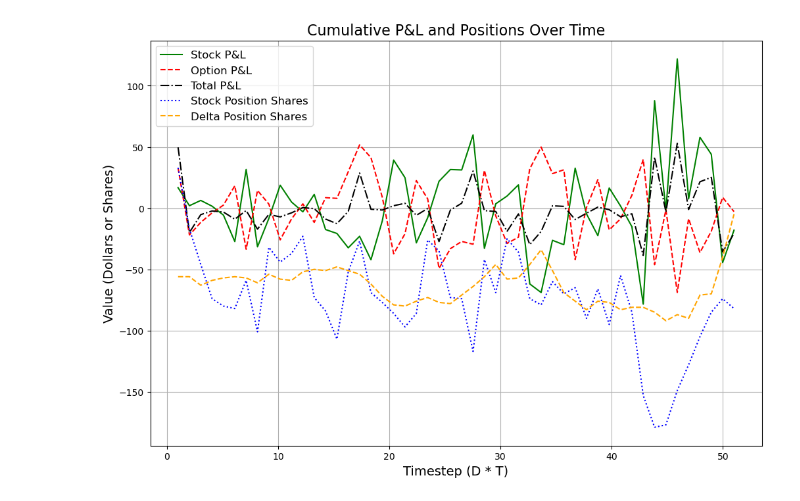
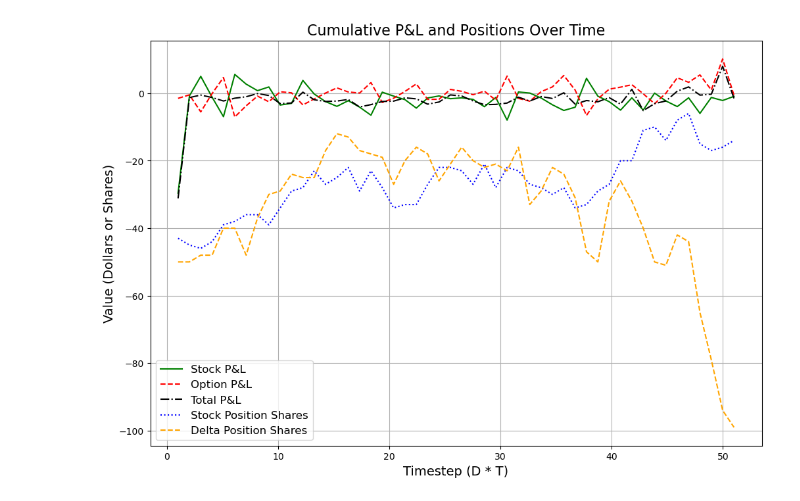
Before and after one commit to Lambulani/deepHedgingRL, a Jupyter notebook: notebooks/Deep_Hedging_PPO.ipynb, the cells around one changed output. Drawn from its saved outputs; the diff is of its cells as text; code cells hidden in the pictures.

```diff
--- a/notebooks/Deep_Hedging_PPO.ipynb
+++ b/notebooks/Deep_Hedging_PPO.ipynb
@@ -19,7 +18,7 @@ T = 10
 num_steps = int(T/dt)
 s_0 = float(100)
 strike_price = s_0
-sigma = 0.1
+sigma = 0.01*dt
 r = 0
 
 def cost(delta_h, multiplier):
@@ -29,7 +28,7 @@ def cost(delta_h, multiplier):
 
 apm = GBM(mu=mu, dt=dt, s_0=s_0, sigma=sigma)
 opm = BSM(strike_price=strike_price, risk_free_interest_rate=r, volatility=sigma, T=T, dt=dt)
-env = HedgeEnv_PPO.env_hedging(asset_price_model=apm, dt=dt, T=T, num_steps=num_steps, cost_multiplier = 5, tick_size=0.01,
+env = env_hedging_ppo(asset_price_model=apm, dt=dt, T=T, num_steps=num_steps, cost_multiplier = 5, tick_size=0.01,
                      L=1, strike_price=strike_price, int_holdings=True, initial_holding=0, mode="PL",
                   option_price_model=opm)
 # %%
@@ -121,7 +153,7 @@ from stable_baselines3.common.torch_layers import BaseFeaturesExtractor
 from stable_baselines3.common.utils import get_schedule_fn
 import os
 
-model = PPO.load("models/PPO/1700000.zip")
+model = PPO.load("C:/Users/levyb/Documents/Masters Data Science - 2nd Year/deepHedgingRL/notebooks/models/PPO/ppo_1500000.zip")
 num_episodes = 1
 
 for episode in range(num_episodes):
@@ -143,42 +175,42 @@ for episode in range(num_episodes):
         action, _states = model.predict(current_state, deterministic = False)
         next_state, reward, done, info = env.step(action)
         delta_h =   next_state[0] -current_state[0]
-        option_pnl = (100*(next_state[3]-current_state[3]))/10
-        stock_pnl = (-next_state[0]*(next_state[1] -current_state[1])- cost(delta_h, 5))/10
+        option_pnl = (100*(next_state[3]-current_state[3]))
+        stock_pnl = (-next_state[0]*(next_state[1] -current_state[1])- cost(delta_h, 5))
         cum_option_pnl =+ option_pnl
         cum_stock_pnl =+ stock_pnl
         cum_cost_pnl =+ cost(delta_h, 5)
 
         option_pnls.append(cum_option_pnl)
         stock_pnls.append(cum_stock_pnl)
         cost_pnls.append(cum_cost_pnl)
         total_pnl.append(cum_option_pnl+cum_stock_pnl)
         stock_pos_shares.append(-next_state[0])
         delta_pos_shares.append(delta_action)
 
         if done:
             state = env.reset()
 
     time_axis = np.linspace(1, num_steps+1, num_steps)
     plt.figure(figsize=(12, 8))
     plt.plot(time_axis, stock_pnls, label='Stock P&L', color='green', linestyle='-')
     plt.plot(time_axis, option_pnls, label='Option P&L', color='red', linestyle='--')
     #plt.plot(time_axis, cost_pnls, label='Cost P&L', color='magenta', linestyle='--')
     plt.plot(time_axis, total_pnl, label='Total P&L', color='black', linestyle='-.')
     plt.plot(time_axis, stock_pos_shares, label='Stock Position Shares', color='blue', linestyle=':')
     plt.plot(time_axis, delta_pos_shares, label='Delta Position Shares', color='orange', linestyle='--')
 
     # Add labels, title, and legend
     plt.xlabel('Timestep (D * T)', fontsize=14)
     plt.ylabel('Value (Dollars or Shares)', fontsize=14)
     plt.title('Cumulative P&L and Positions Over Time', fontsize=16)
     plt.legend(fontsize=12)
     plt.grid(True)
     #plt.savefig("models/PPO/Cost5")
 
     plt.show()
 # %% [output]
-[figure, old version]
+[figure, new version]
 # %%
 from scipy.ndimage import gaussian_filter1d
 
```
Also changed, not shown: parts of 3 cells of this notebook, 29 other files.
